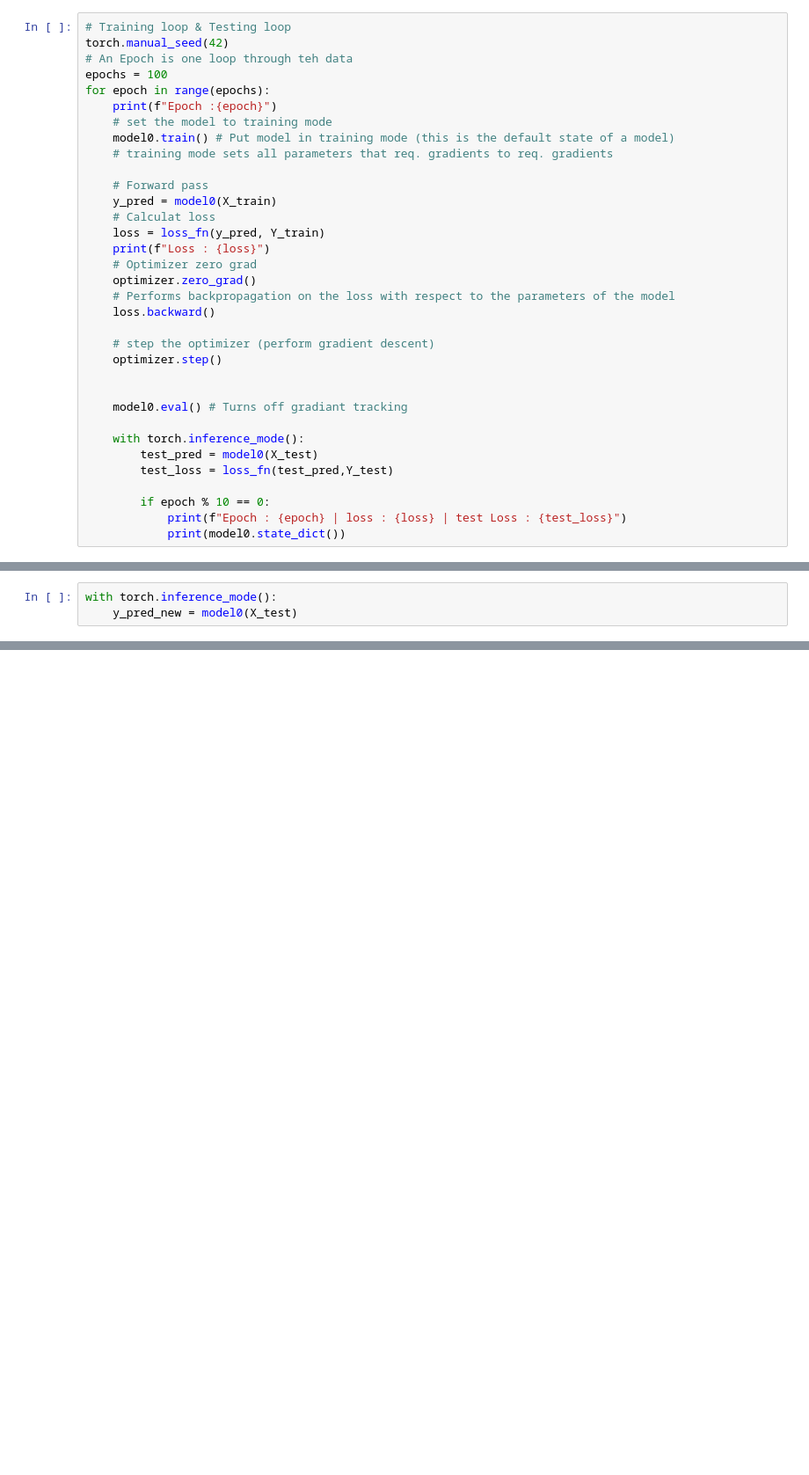
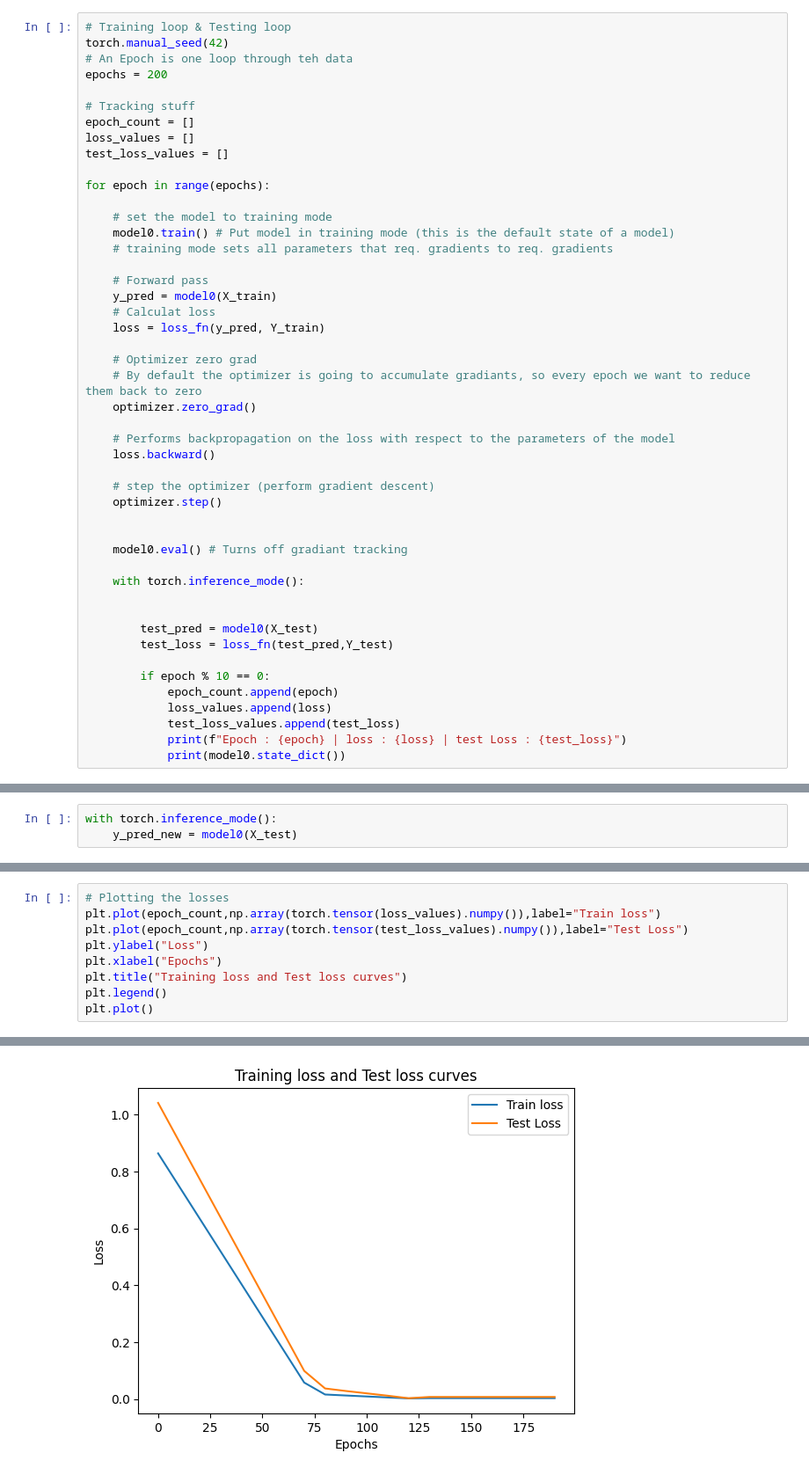
Before and after one commit to Parth-G27/Pytorch-work, a Jupyter notebook: pytorch_workflow/pytorch_workflow.ipynb, the cells around one changed output, grey strips where cells are left out. Shown at 88% size. Saved outputs shown, nothing was run; the diff lists cells and outputs as text; blank space fills up the shorter version.

Commit message:
Training & Testing

```diff
--- a/pytorch_workflow/pytorch_workflow.ipynb
+++ b/pytorch_workflow/pytorch_workflow.ipynb
@@ -152,9 +152,15 @@ hyperparameter : is a parameter that we as a programmer can set ourselves, where
 # Training loop & Testing loop
 torch.manual_seed(42)
 # An Epoch is one loop through teh data
-epochs = 100
+epochs = 200
+
+# Tracking stuff
+epoch_count = []
+loss_values = []
+test_loss_values = []
+
 for epoch in range(epochs):
-    print(f"Epoch :{epoch}")
+
     # set the model to training mode
     model0.train() # Put model in training mode (this is the default state of a model)
     # training mode sets all parameters that req. gradients to req. gradients
@@ -163,9 +169,11 @@ for epoch in range(epochs):
     y_pred = model0(X_train)
     # Calculat loss
     loss = loss_fn(y_pred, Y_train)
-    print(f"Loss : {loss}")
+
     # Optimizer zero grad
+    # By default the optimizer is going to accumulate gradiants, so every epoch we want to reduce them back to zero
     optimizer.zero_grad()
+
     # Performs backpropagation on the loss with respect to the parameters of the model
     loss.backward()
 
@@ -176,10 +184,15 @@ for epoch in range(epochs):
     model0.eval() # Turns off gradiant tracking
 
     with torch.inference_mode():
+
+
         test_pred = model0(X_test)
         test_loss = loss_fn(test_pred,Y_test)
 
         if epoch % 10 == 0:
+            epoch_count.append(epoch)
+            loss_values.append(loss)
+            test_loss_values.append(test_loss)
             print(f"Epoch : {epoch} | loss : {loss} | test Loss : {test_loss}")
             print(model0.state_dict())
 # %% [output]
@@ -211,3 +224,13 @@ plot_predictions(predictions=y_preds)
 plot_predictions(predictions=y_pred_new)
 # %% [output]
 [figure]
+# %%
+# Plotting the losses
+plt.plot(epoch_count,np.array(torch.tensor(loss_values).numpy()),label="Train loss")
+plt.plot(epoch_count,np.array(torch.tensor(test_loss_values).numpy()),label="Test Loss")
+plt.ylabel("Loss")
+plt.xlabel("Epochs")
+plt.title("Training loss and Test loss curves")
+plt.legend()
+plt.plot()
+# %% [output]
@@ -213,0 +238 @@ plot_predictions(predictions=y_pred_new)
+[figure, added]
```
Also changed, not shown: parts of 3 cells of this notebook, 2 other files.
